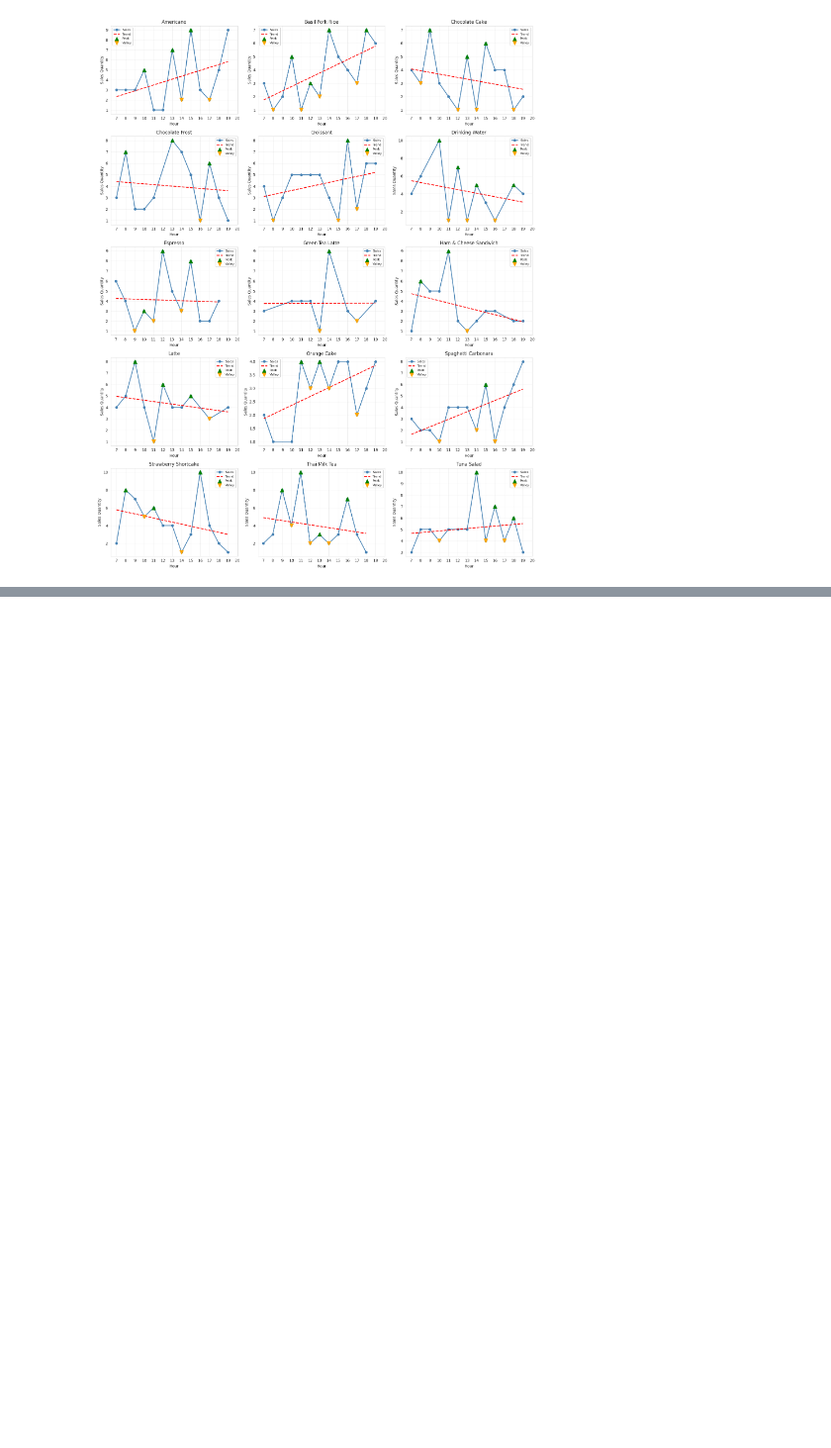
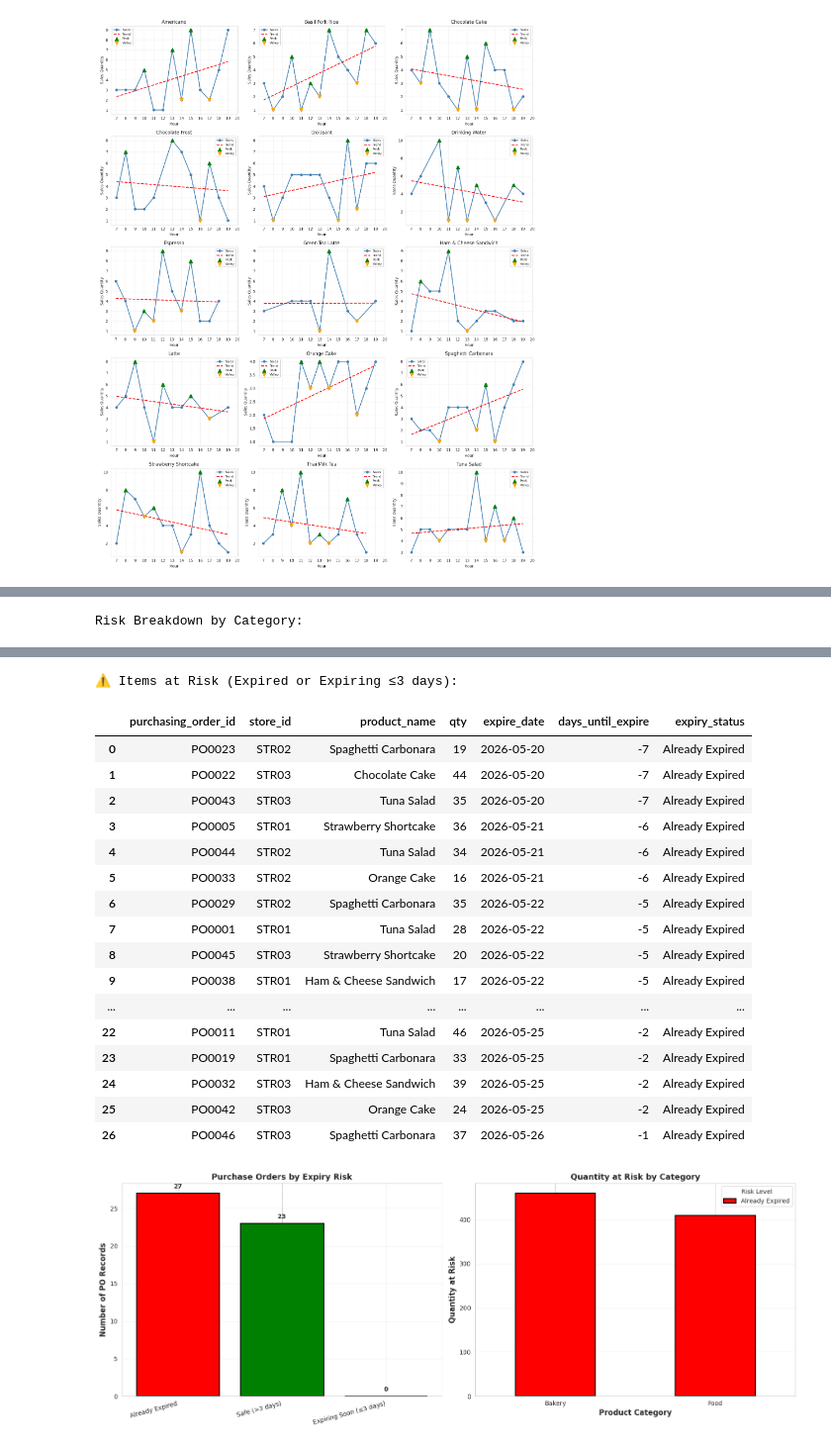
Before and after one commit to AumJi/BOTNOI-Internship, a Jupyter notebook: main.ipynb, the cells around one changed output, grey strips where cells are left out. Shown at 99% size. Drawn from its saved outputs; the diff is of its cells as text; code cells hidden in the pictures; blank space fills up the shorter version.

```diff
--- a/main.ipynb
+++ b/main.ipynb
@@ -539,0 +646,59 @@ plt.tight_layout()
+# %%
+today = pd.Timestamp('2026-05-27')
+po_data['days_until_expire'] = (po_data['expire_date'] - today).dt.days
+po_data['expiry_status'] = pd.cut(po_data['days_until_expire'],
+                                  bins=[-np.inf, -1, 3, np.inf],
+                                  labels=['Already Expired', 'Expiring Soon (≤3 days)', 'Safe (>3 days)'])
+
+print(f"📅 Expiry Risk Analysis (as of {today.date()}):")
+print(f"\nExpiry Status Distribution:")
+expiry_summary = po_data['expiry_status'].value_counts().sort_index()
+display(expiry_summary)
+
+print(f"\nRisk Breakdown by Category:")
+risk_by_tax = pd.crosstab(po_data['product_taxonomies'], po_data['expiry_status'], margins=True)
+display(risk_by_tax)
+
+# Create visualization
+fig, axes = plt.subplots(1, 2, figsize=(16, 6))
+
+expiry_colors = {'Already Expired': 'red', 'Expiring Soon (≤3 days)': 'orange', 'Safe (>3 days)': 'green'}
+
+# LEFT: Expiry status count
+expiry_count = po_data['expiry_status'].value_counts()
+colors = [expiry_colors[status] for status in expiry_count.index]
+bars = axes[0].bar(range(len(expiry_count)), expiry_count.values, color=colors, edgecolor='black', linewidth=1.5)
+axes[0].set_xticks(range(len(expiry_count)))
+axes[0].set_xticklabels(expiry_count.index, rotation=15, ha='right')
+axes[0].set_ylabel('Number of PO Records', fontsize=12, fontweight='bold')
+axes[0].set_title('Purchase Orders by Expiry Risk', fontsize=13, fontweight='bold')
+axes[0].grid(axis='y', alpha=0.3)
+
+for i, (status, value) in enumerate(zip(expiry_count.index, expiry_count.values)):
+    axes[0].text(i, value + 0.5, str(int(value)), ha='center', va='bottom', fontweight='bold')
+
+# RIGHT: Quantity at risk by category
+risk_qty = po_data[po_data['expiry_status'] != 'Safe (>3 days)'].groupby(['product_taxonomies', 'expiry_status'])['qty'].sum().unstack(fill_value=0)
+
+if not risk_qty.empty:
+    risk_qty.plot(kind='bar', ax=axes[1], color=['red', 'orange'], edgecolor='black', linewidth=1.5)
+    axes[1].set_xlabel('Product Category', fontsize=12, fontweight='bold')
+    axes[1].set_ylabel('Quantity at Risk', fontsize=12, fontweight='bold')
+    axes[1].set_title('Quantity at Risk by Category', fontsize=13, fontweight='bold')
+    axes[1].legend(title='Risk Level', loc='upper right')
+    axes[1].grid(axis='y', alpha=0.3)
+    axes[1].set_xticklabels(axes[1].get_xticklabels(), rotation=0)
+else:
+    axes[1].text(0.5, 0.5, 'No immediate risk items', ha='center', va='center', fontsize=14)
+    axes[1].axis('off')
+
+plt.tight_layout()
+
+# Detailed list of at-risk items
+print(f"\n⚠️ Items at Risk (Expired or Expiring ≤3 days):")
+at_risk = po_data[po_data['expiry_status'] != 'Safe (>3 days)'].sort_values('days_until_expire')
+if len(at_risk) > 0:
+    display(at_risk[['purchasing_order_id', 'store_id', 'product_name', 'qty', 'expire_date', 'days_until_expire', 'expiry_status']].reset_index(drop=True))
+else:
+    print("✅ No items at risk!")
+# %% [output]
@@ -539,0 +713 @@ plt.tight_layout()
+Risk Breakdown by Category:
@@ -539,0 +720,19 @@ plt.tight_layout()
+⚠️ Items at Risk (Expired or Expiring ≤3 days):
+|  | purchasing_order_id | store_id | product_name | qty | expire_date | days_until_expire | expiry_status |
+| 0 | PO0023 | STR02 | Spaghetti Carbonara | 19 | 2026-05-20 | -7 | Already Expired |
+| 1 | PO0022 | STR03 | Chocolate Cake | 44 | 2026-05-20 | -7 | Already Expired |
+| 2 | PO0043 | STR03 | Tuna Salad | 35 | 2026-05-20 | -7 | Already Expired |
+| 3 | PO0005 | STR01 | Strawberry Shortcake | 36 | 2026-05-21 | -6 | Already Expired |
+| 4 | PO0044 | STR02 | Tuna Salad | 34 | 2026-05-21 | -6 | Already Expired |
+| 5 | PO0033 | STR02 | Orange Cake | 16 | 2026-05-21 | -6 | Already Expired |
+| 6 | PO0029 | STR02 | Spaghetti Carbonara | 35 | 2026-05-22 | -5 | Already Expired |
+| 7 | PO0001 | STR01 | Tuna Salad | 28 | 2026-05-22 | -5 | Already Expired |
+| 8 | PO0045 | STR03 | Strawberry Shortcake | 20 | 2026-05-22 | -5 | Already Expired |
+| 9 | PO0038 | STR01 | Ham & Cheese Sandwich | 17 | 2026-05-22 | -5 | Already Expired |
+| ... | ... | ... | ... | ... | ... | ... | ... |
+| 22 | PO0011 | STR01 | Tuna Salad | 46 | 2026-05-25 | -2 | Already Expired |
+| 23 | PO0019 | STR01 | Spaghetti Carbonara | 33 | 2026-05-25 | -2 | Already Expired |
+| 24 | PO0032 | STR03 | Ham & Cheese Sandwich | 39 | 2026-05-25 | -2 | Already Expired |
+| 25 | PO0042 | STR03 | Orange Cake | 24 | 2026-05-25 | -2 | Already Expired |
+| 26 | PO0046 | STR03 | Spaghetti Carbonara | 37 | 2026-05-26 | -1 | Already Expired |
+[figure, added]
```
Also changed, not shown: parts of 11 cells of this notebook.
